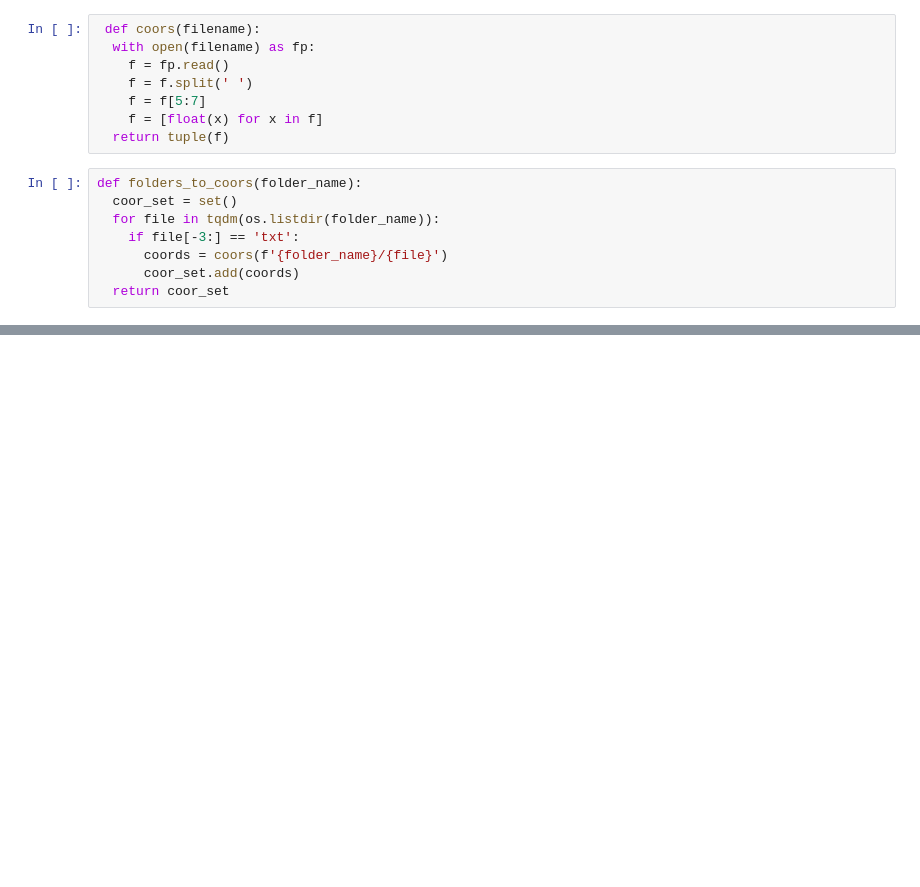
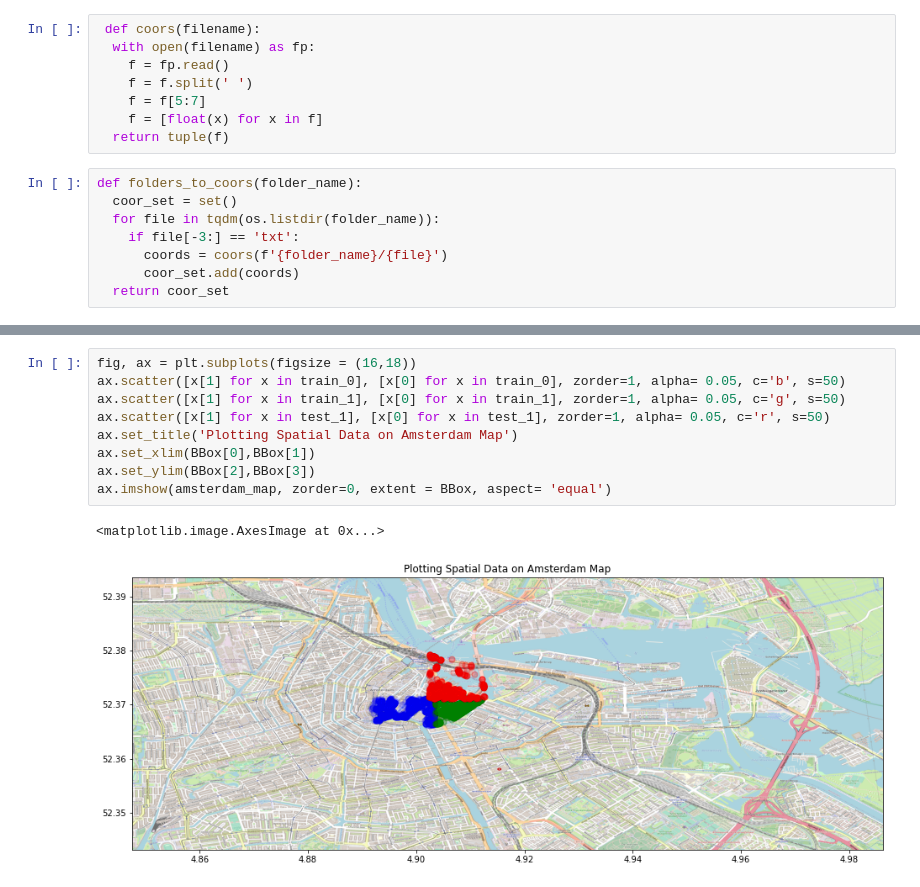
Before and after one commit to rovle/LUMEN-Interpretability, a Jupyter notebook: eccv16_dataset.ipynb, the cells around one changed output, grey strips where cells are left out. Cells and saved outputs as stored; diff of their text form; blank space fills up the shorter version.

```diff
--- a/eccv16_dataset.ipynb
+++ b/eccv16_dataset.ipynb
@@ -165,0 +116,12 @@ ax.imshow(washington_map, zorder=0, extent = BBox, aspect= 'equal')
+# %%
+fig, ax = plt.subplots(figsize = (16,18))
+ax.scatter([x[1] for x in train_0], [x[0] for x in train_0], zorder=1, alpha= 0.05, c='b', s=50)
+ax.scatter([x[1] for x in train_1], [x[0] for x in train_1], zorder=1, alpha= 0.05, c='g', s=50)
+ax.scatter([x[1] for x in test_1], [x[0] for x in test_1], zorder=1, alpha= 0.05, c='r', s=50)
+ax.set_title('Plotting Spatial Data on Amsterdam Map')
+ax.set_xlim(BBox[0],BBox[1])
+ax.set_ylim(BBox[2],BBox[3])
+ax.imshow(amsterdam_map, zorder=0, extent = BBox, aspect= 'equal')
+# %% [output]
+<matplotlib.image.AxesImage at 0x...>
+[figure, added]
```
Also changed, not shown: parts of 32 cells of this notebook, 5 other files.
